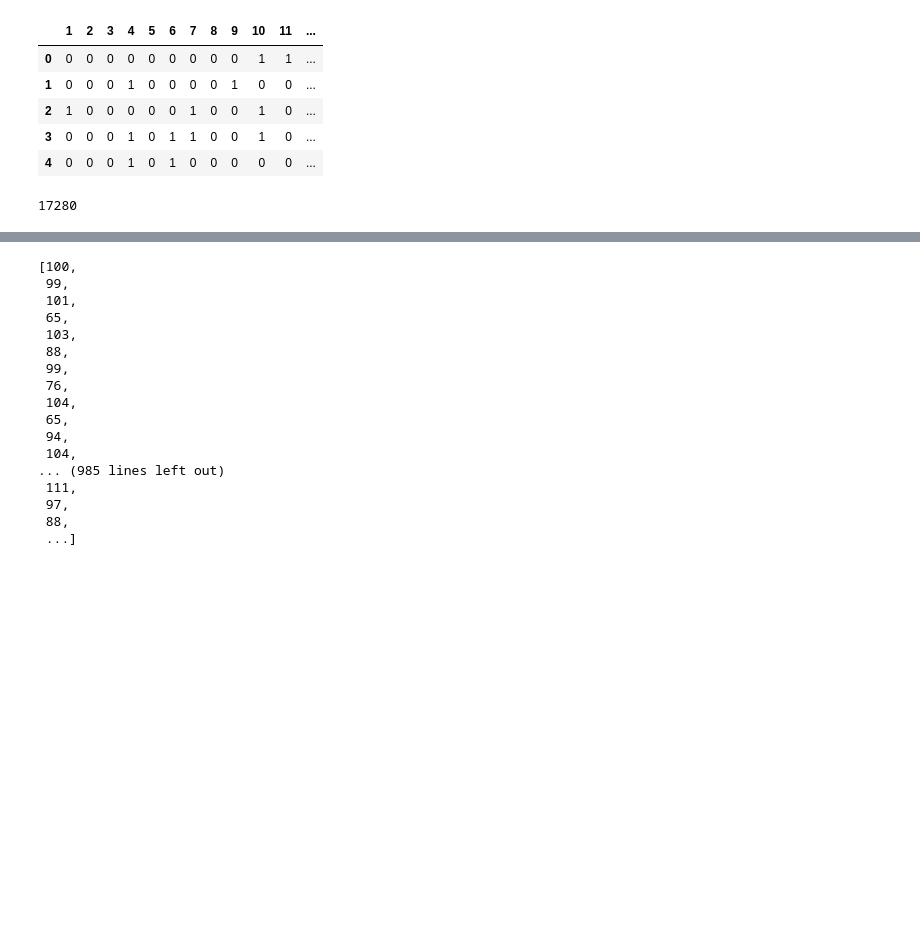
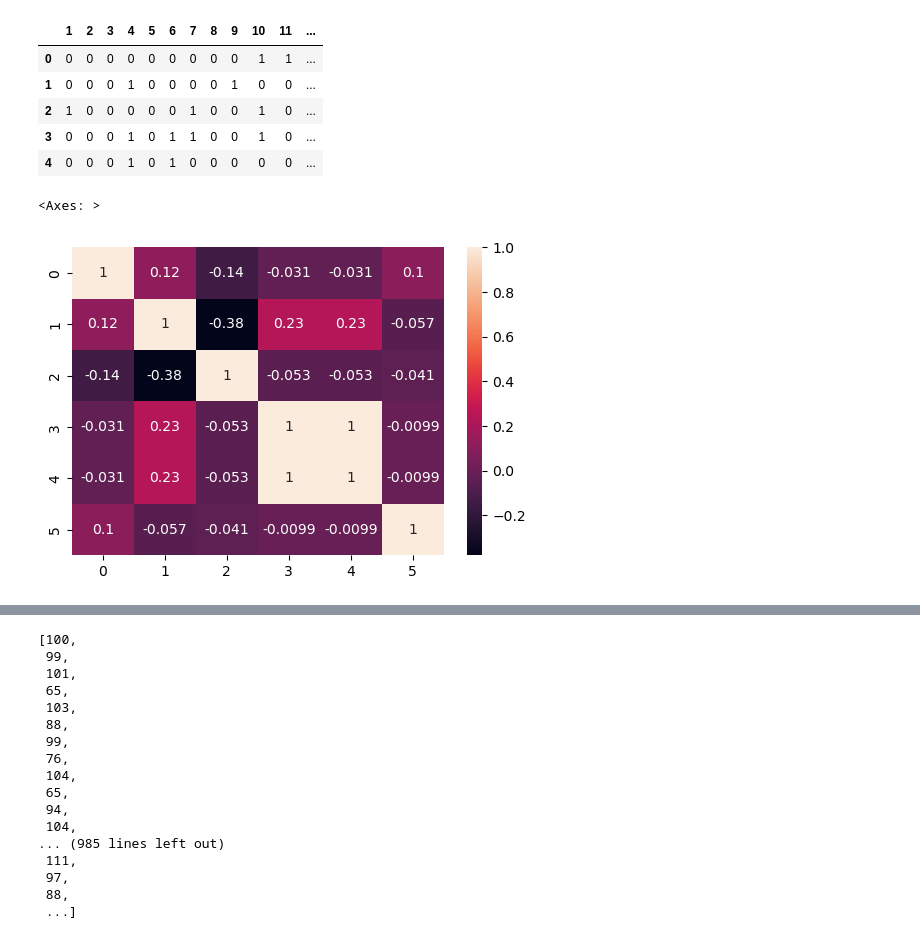
Before and after one commit to Dxny/caipiao, a Jupyter notebook: ssq/shuangseqiu.ipynb, the cells around one changed output, grey strips where cells are left out. Drawn from its saved outputs; the diff is of its cells as text; code cells hidden in the pictures; blank space fills up the shorter version.

```diff
--- a/ssq/shuangseqiu.ipynb
+++ b/ssq/shuangseqiu.ipynb
@@ -156,5 +161,24 @@ with pd.ExcelWriter('tmp.xlsx', engine='openpyxl') as writer:
     pd.DataFrame(features_1).to_excel(writer, sheet_name='Sheet2', index=False)
 # %%
 # 先建模试试
+X = pd.DataFrame(features_1).iloc[:, :-1]
+y = pd.DataFrame(features_1).iloc[:, -1]
+X_train, X_test, y_train, y_test = train_test_split(X, y, test_size=0.3, train_size=0.7, random_state=66)
+
+dtrain = xgb.DMatrix(X_train, label=y_train)
+dtest = xgb.DMatrix(X_test, label=y_test)
+
+param_grid = {
+    'max_depth': [3, 5, 7],
+    'n_estimators': [100, 200, 300],
+    'learning_rate': [0.05, 0.1, 0.15],
+    'subsample': [0.6, 0.8, 1.0],
+    'colsample_bytree': [0.6, 0.8, 1.0]
+}
-# %% [output]
-17280
+# %%
+plt.subplots(figsize=(6,4))
+correlation_mat = pd.DataFrame(features_1).corr()  # 求相关系数矩阵
+sns.heatmap(correlation_mat, annot=True)  # 热度图； annot=True表示添加数值到图中
+# %% [output]
+<Axes: >
+[figure, added]
```
Also changed, not shown: parts of 5 cells of this notebook, 1 other file.
